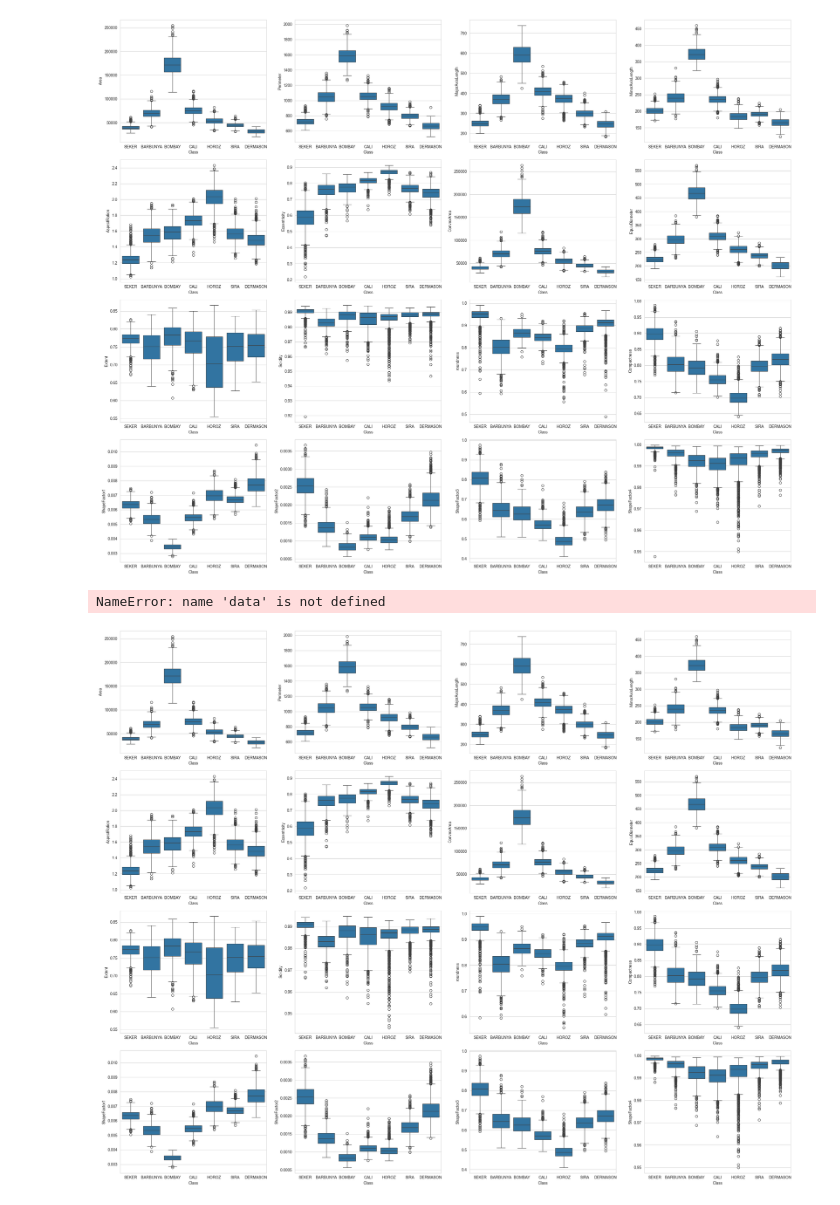
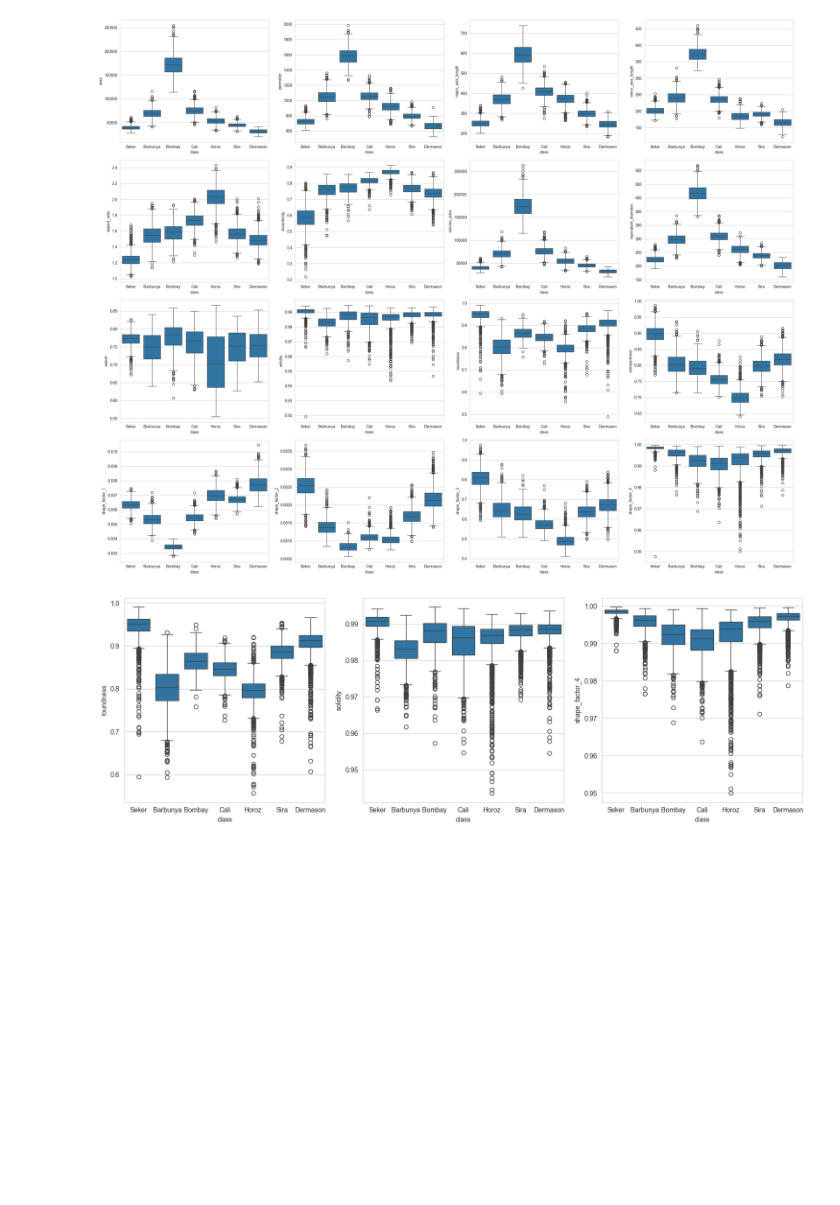
Before and after one commit to lukeeaton/ml_project_repo, a Jupyter notebook: ml_assessment.ipynb, the cells around one changed output. Drawn from its saved outputs; the diff is of its cells as text; code cells hidden in the pictures; blank space fills up the shorter version.

```diff
--- a/ml_assessment.ipynb
+++ b/ml_assessment.ipynb
@@ -208,32 +210,30 @@ plt.tight_layout()
 # %% [output]
 [figure]
 # %%
-# # Check for outliers
-# fig, ax = plt.subplots(4,4, figsize=(25,20))
+# Check for outliers
+fig, ax = plt.subplots(4,4, figsize=(25,20))
 
-# for variable, subplot in zip(feature_names, ax.flatten()):
-#     sns.boxplot(x='Class', y=variable, data=data, ax=subplot)
-# plt.tight_layout()
+for variable, subplot in zip(feature_names, ax.flatten()):
+    sns.boxplot(x='class', y=variable, data=df, ax=subplot)
+plt.tight_layout()
 # %% [output]
 [figure]
-# %%
-# Removing outliers
-derm_out_filt = (data['roundness'] < 0.5) & (data['Class'] == 'DERMASON')
-data = data.loc[~derm_out_filt]
-
-filt = (data['Solidity'] < 0.92) & (data['Class'] == 'SEKER')
-data = data.loc[~filt]
-# %% [output]
-NameError: name 'data' is not defined
+# %%
+# Removing outliers
+der_rou_filt = (df['roundness'] < 0.5) & (df['class'] == 'Dermason')
+sek_sol_filt = (df['solidity'] < 0.93) & (df['class'] == 'Seker')
+sek_sf4_filt = (df['shape_factor_4'] < 0.95) & (df['class'] == 'Seker')
+
+df = df.loc[~der_rou_filt & ~sek_sol_filt & ~sek_sf4_filt]
 # %%
-# # Show feature distributions with outliers removed
-# fig, ax = plt.subplots(4,4, figsize=(25,20))
+# View distributions with outliers have been removed
+fig, ax = plt.subplots(1,3, figsize=(15,5))
 
-# for variable, subplot in zip(feature_names, ax.flatten()):
-#     sns.boxplot(x='Class', y=variable, data=data, ax=subplot)
-# plt.tight_layout()
+for variable, subplot in zip(['roundness', 'solidity', 'shape_factor_4'], ax.flatten()):
+        sns.boxplot(x='class', y=variable, data=df, ax=subplot)
+plt.tight_layout()
 # %% [output]
-[figure, old version]
+[figure, new version]
 # %%
 # Label encoding target column
 label_encoder = LabelEncoder()
```
Also changed, not shown: parts of 13 cells of this notebook.
